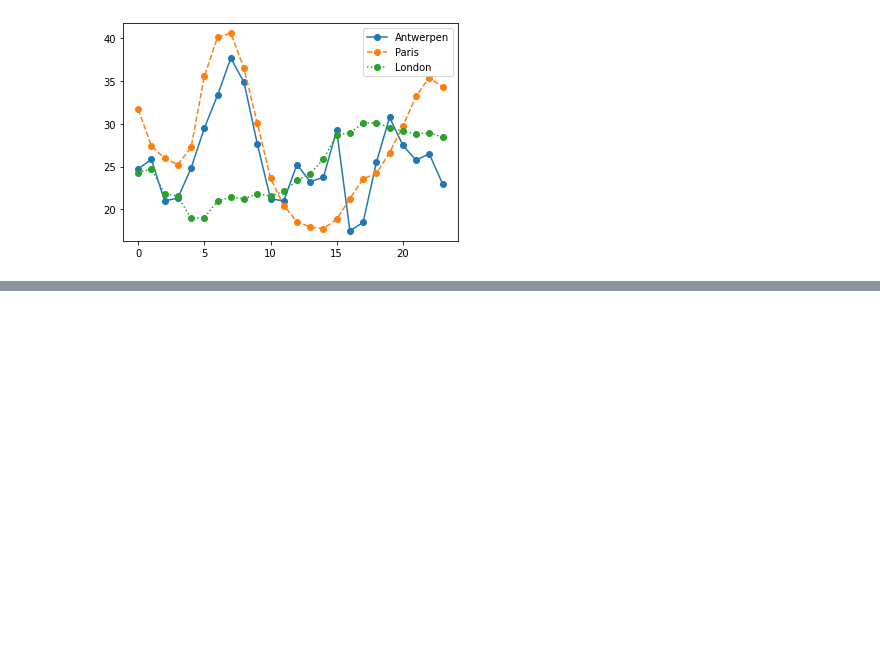
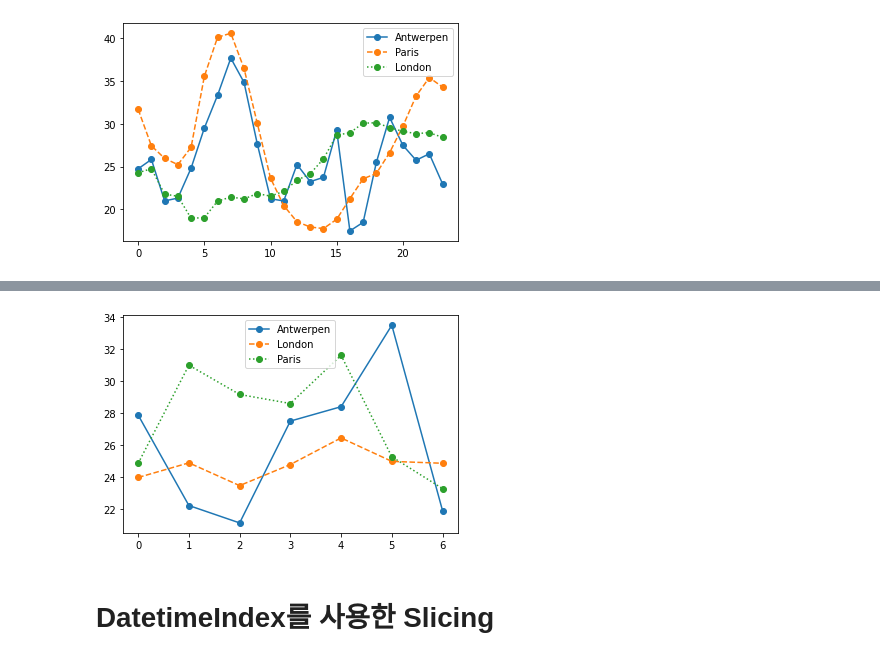
Before and after one commit to sangjin94/SQL_ITWILL, a Jupyter notebook: da16_datetime.ipynb, the cells around one changed output, grey strips where cells are left out. Drawn from its saved outputs; the diff is of its cells as text; code cells hidden in the pictures; blank space fills up the shorter version.

```diff
--- a/da16_datetime.ipynb
+++ b/da16_datetime.ipynb
@@ -666,0 +735,2 @@ plt.show()
+# %%
+result=air_quality_weekday.pivot_table(values='value',index='weekday',columns='city')
@@ -666,0 +749,10 @@ plt.show()
+# %%
+plt.plot(result['Antwerpen'],'o-',label='Antwerpen')
+plt.plot(result['London'],'o--',label='London')
+plt.plot(result['Paris'],'o:',label='Paris')
+plt.legend()
+plt.show()
+# %% [output]
+[figure, added]
+# %% [markdown]
+# DatetimeIndex를 사용한 Slicing
```
Also changed, not shown: parts of 22 cells of this notebook.
